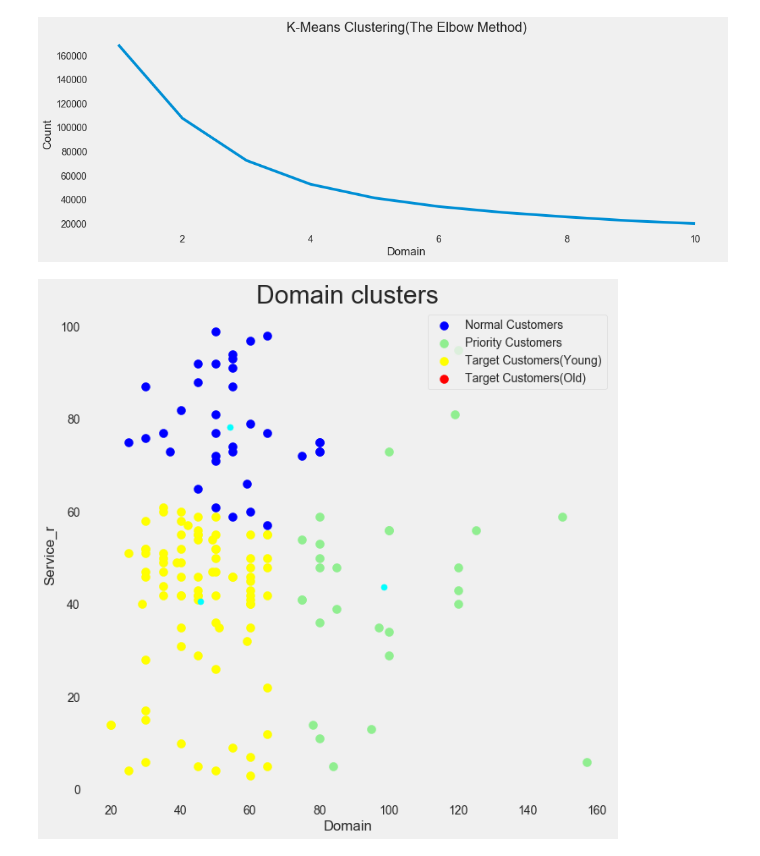
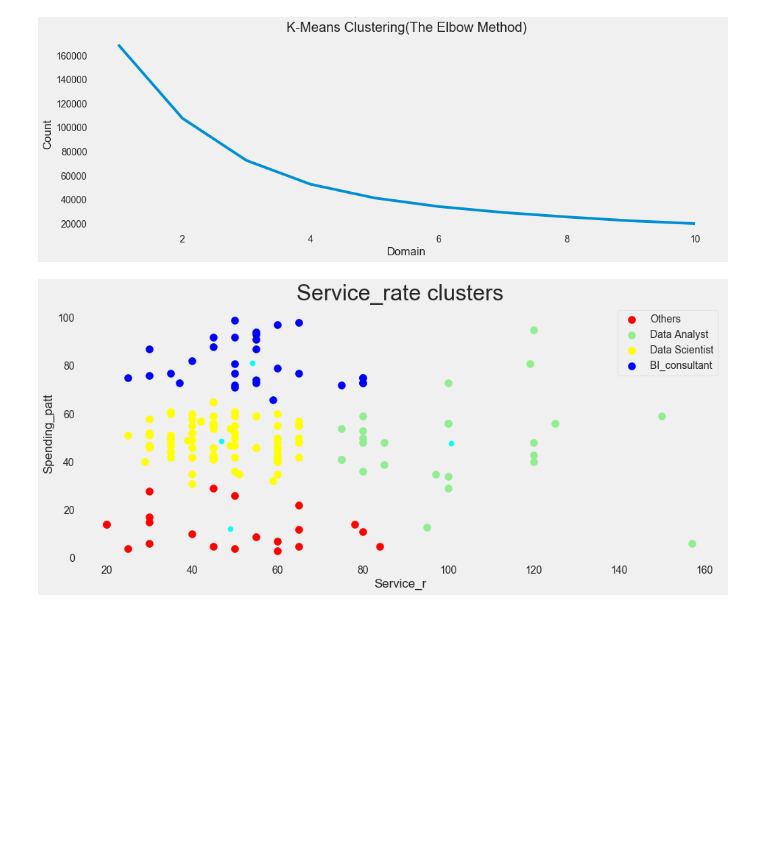
Before and after one commit to simofleanta/Data_coding_preparations, a Jupyter notebook: crosstab.ipynb, the cells around one changed output. Drawn from its saved outputs; the diff is of its cells as text; code cells hidden in the pictures; blank space fills up the shorter version.

```diff
--- a/crosstab.ipynb
+++ b/crosstab.ipynb
@@ -293,23 +293,23 @@ plt.show()
 # %% [output]
 [figure]
 # %%
-kmeans = KMeans(n_clusters = 3, init = 'k-means++', max_iter = 300, n_init = 10, random_state = 0)
+kmeans = KMeans(n_clusters = 4, init = 'k-means++', max_iter = 300, n_init = 10, random_state = 0)
 ymeans = kmeans.fit_predict(x)
 
-plt.rcParams['figure.figsize'] = (10, 10)
-plt.title('Domain clusters', fontsize = 30)
+plt.rcParams['figure.figsize'] = (14, 6)
+plt.title('Service_rate clusters', fontsize = 30)
 
-plt.scatter(x[ymeans == 0, 0], x[ymeans == 0, 1], s = 100, c = 'blue', label = 'Normal Customers' )
-plt.scatter(x[ymeans == 1, 0], x[ymeans == 1, 1], s = 100, c = 'lightgreen', label = 'Priority Customers')
-plt.scatter(x[ymeans == 2, 0], x[ymeans == 2, 1], s = 100, c = 'yellow', label = 'Target Customers(Young)')
-plt.scatter(x[ymeans == 3, 0], x[ymeans == 3, 1], s = 100, c = 'red', label = 'Target Customers(Old)')
+plt.scatter(x[ymeans == 0, 0], x[ymeans == 0, 1], s = 100, c = 'red', label = 'Others' )
+plt.scatter(x[ymeans == 1, 0], x[ymeans == 1, 1], s = 100, c = 'lightgreen', label = 'Data Analyst')
+plt.scatter(x[ymeans == 2, 0], x[ymeans == 2, 1], s = 100, c = 'yellow', label = 'Data Scientist')
+plt.scatter(x[ymeans == 3, 0], x[ymeans == 3, 1], s = 100, c = 'blue', label = 'BI_consultant')
 plt.scatter(kmeans.cluster_centers_[:, 0], kmeans.cluster_centers_[:, 1], s = 50, c = 'cyan')
 
 plt.style.use('fivethirtyeight')
-plt.xlabel('Domain')
-plt.ylabel('Service_r')
+plt.xlabel('Service_r')
+plt.ylabel('Spending_patt')
 plt.legend()
 plt.grid()
 plt.show()
 # %% [output]
-[figure, old version]
+[figure, new version]
```
